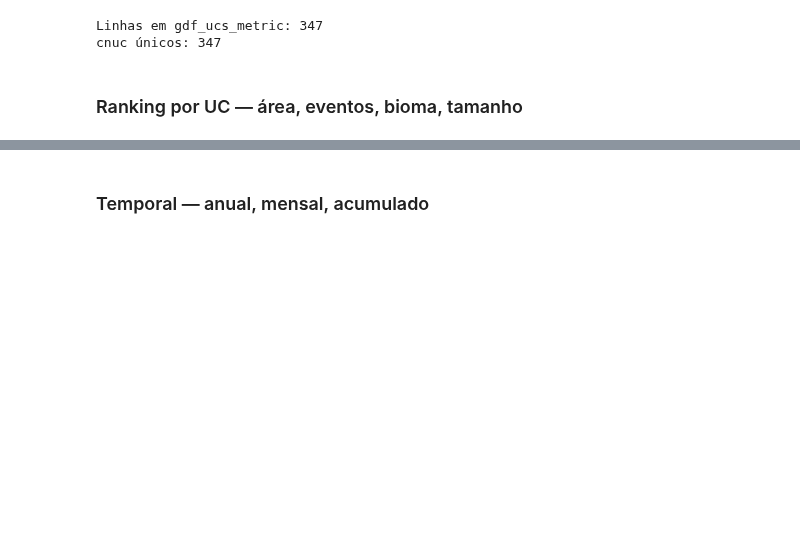
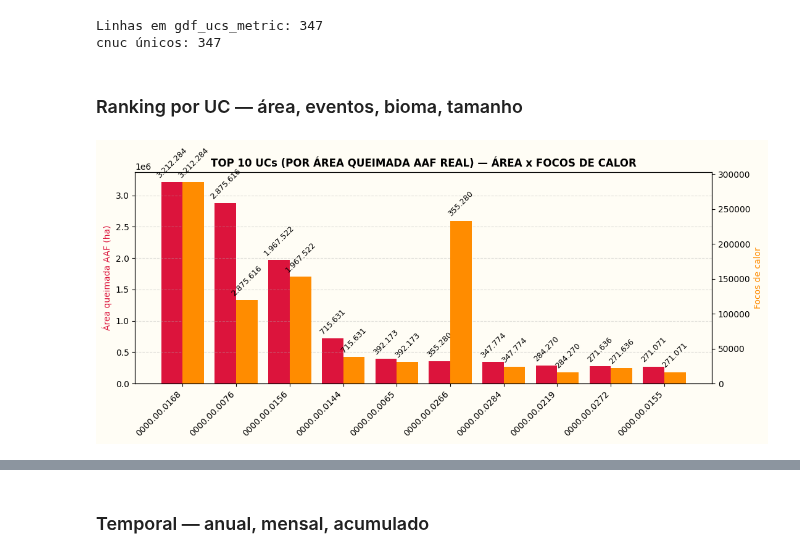
Before and after one commit to AndersonAlvesCoelho/pyroregions-classification, a Jupyter notebook: pyroregions_ucs.ipynb, the cells around one changed output, grey strips where cells are left out. Cells and saved outputs as stored; diff of their text form; code cells hidden in the pictures; blank space fills up the shorter version.

```diff
--- a/pyroregions_ucs.ipynb
+++ b/pyroregions_ucs.ipynb
@@ -593,49 +733,43 @@ def format_thousands(values):
 # %%
 # Top 10 UCs — área queimada real x total de focos de calor
 
-uc_names = gdf_ucs_metric[['cnuc', 'nomeuc']].drop_duplicates()
-
 aaf_area_by_uc = gdf_aaf_metric.groupby('cnuc')['area_ha_cell'].sum().rename('aaf_area_ha')
-
-# Selecionar só 'cell_id' antes do merge — evita copiar geometria/colunas extras desnecessárias
 hotspot_count_by_uc = (
-    gdf_inpe_with_cell[['cell_id']]
-    .merge(cell_uc_membership, on='cell_id', how='left')
+    gdf_inpe_with_cell.merge(cell_uc_membership, on='cell_id', how='left')
     .groupby('cnuc').size().rename('hotspot_count')
 )
 
 top10_area = (
     pd.concat([aaf_area_by_uc, hotspot_count_by_uc], axis=1)
     .fillna(0)
-    .merge(gdf_ucs_metric[['cnuc', 'nomeuc']].drop_duplicates(), on='cnuc', how='left')  # merge leve, sem geometria
+    .merge(gdf_ucs_metric, on='cnuc', how='left')
     .nlargest(10, 'aaf_area_ha')
 )
 
 fig, ax1 = plt.subplots(figsize=(11, 5))
 fig.patch.set_facecolor('#FFFDF5')
 ax1.set_facecolor('#FFFDF5')
 
 x = np.arange(len(top10_area))
 width = 0.4
 
 bars1 = ax1.bar(x - width/2, top10_area['aaf_area_ha'], width, color='crimson', label='Área queimada AAF (ha)')
-ax1.bar_label(bars1, labels=format_thousands(top10_area['aaf_area_ha']), fontsize=9, rotation=45, padding=3)
+ax1.bar_label(bars1, labels= format_thousands(top10_area['aaf_area_ha']), fontsize=9, rotation=45, padding=3)
 ax1.set_ylabel('Área queimada AAF (ha)', color='crimson')
 ax1.set_xticks(x)
-ax1.set_xticklabels(top10_area['nomeuc'], rotation=45, ha='right')
+ax1.set_xticklabels(top10_area['cnuc'], rotation=45, ha='right')
 ax1.grid(axis='y', linestyle='--', alpha=0.4)
 
 ax2 = ax1.twinx()
 bars2 = ax2.bar(x + width/2, top10_area['hotspot_count'], width, color='darkorange', label='Focos de calor')
-ax2.bar_label(bars2, labels=format_thousands(top10_area['hotspot_count']), fontsize=9, rotation=45, padding=3)
+ax2.bar_label(bars2, labels=format_thousands(top10_area['aaf_area_ha']), fontsize=9, rotation=45, padding=3)
 ax2.set_ylabel('Focos de calor', color='darkorange')
 
 plt.title('TOP 10 UCs (POR ÁREA QUEIMADA AAF REAL) — ÁREA x FOCOS DE CALOR', fontweight='bold')
 fig.tight_layout()
 plt.show()
-
-del aaf_area_by_uc, hotspot_count_by_uc, top10_area
-gc.collect()
+# %% [output]
+[figure, added]
 # %%
 # Top 10 UCs — quantidade de eventos por bioma predominante
 
```
Also changed, not shown: parts of 92 cells of this notebook, 1 other file.
